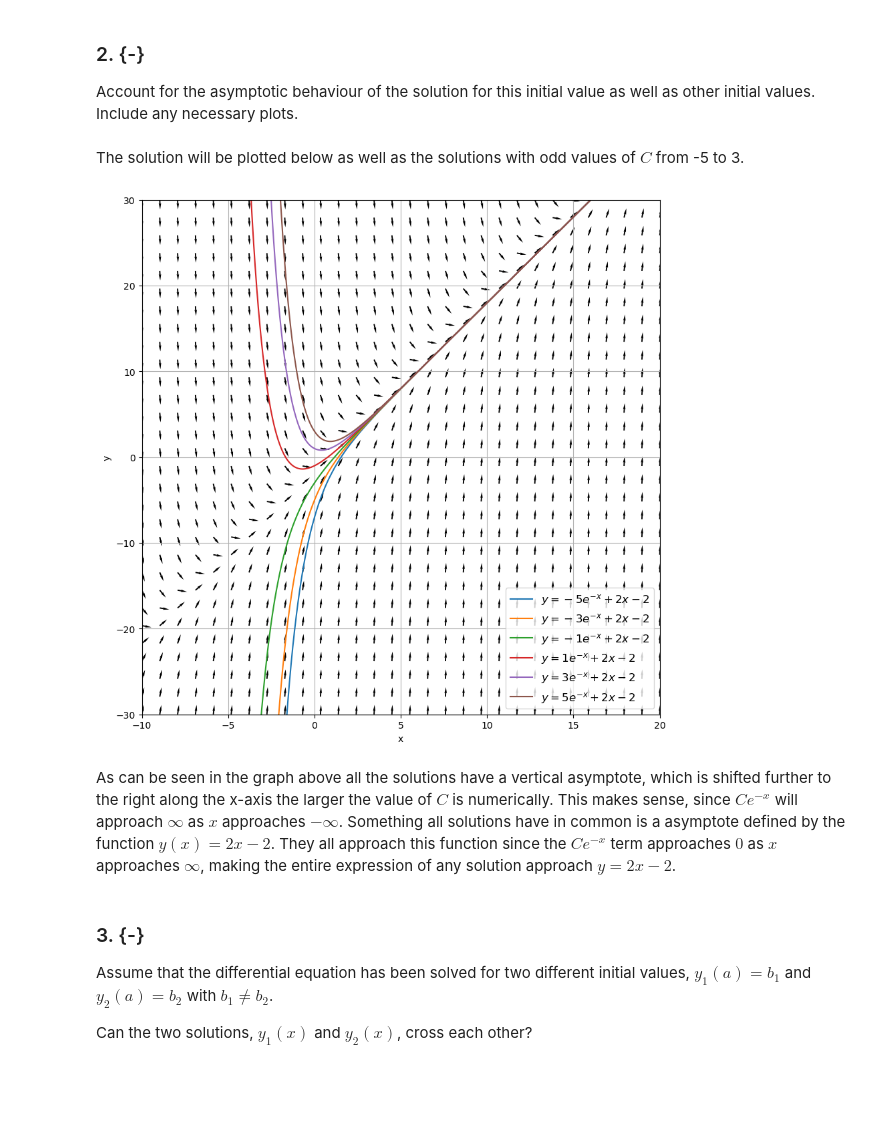
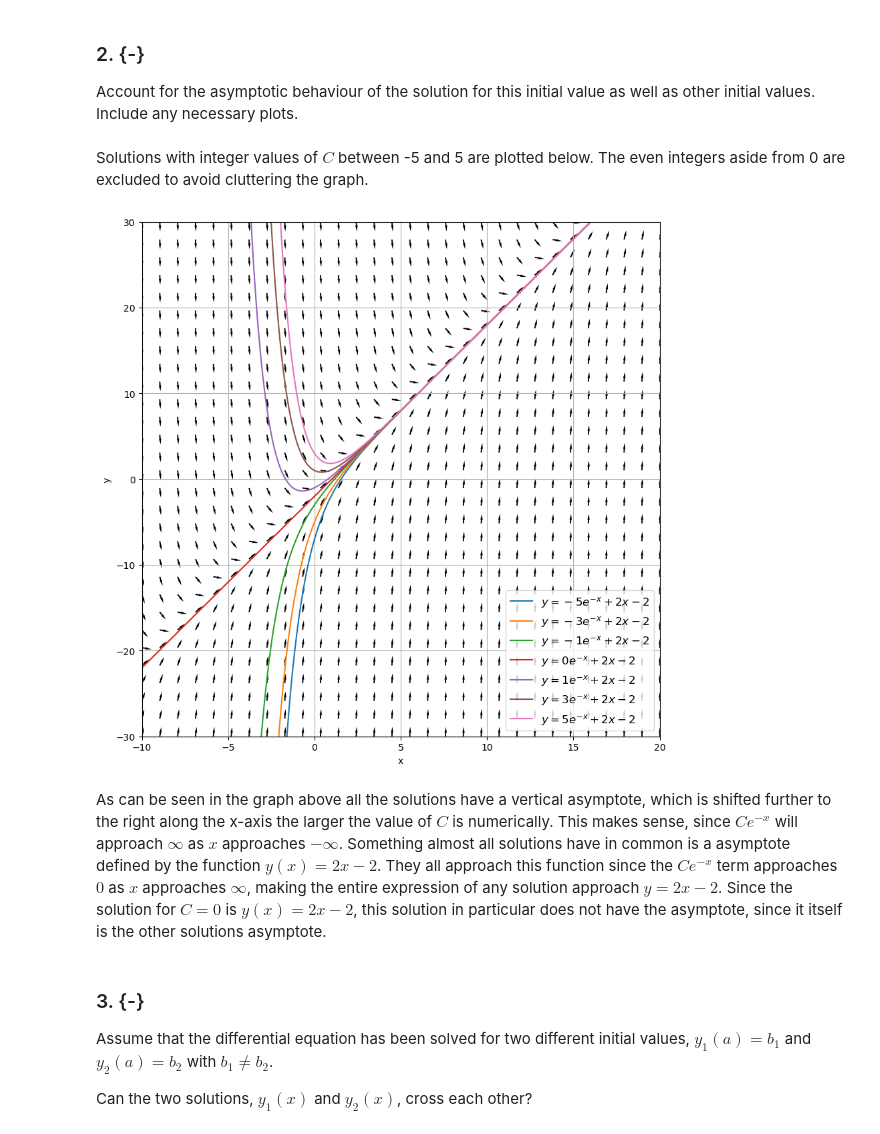
Before and after one commit to Khanrik/UniFolder, a Jupyter notebook: 3. Semester/Differentialligninger/Afleveringer/Assignment 1.ipynb, the cells around one changed output. Cells and saved outputs as stored; diff of their text form; code cells hidden in the pictures; blank space fills up the shorter version.

```diff
--- a/3. Semester/Differentialligninger/Afleveringer/Assignment 1.ipynb
+++ b/3. Semester/Differentialligninger/Afleveringer/Assignment 1.ipynb
@@ -261,8 +261,8 @@ $$
 # %% [markdown]
 ### 2. {-}
 Account for the asymptotic behaviour of the solution for this initial value as well as other initial values. Include any necessary plots.
-# %% [markdown]
-The solution will be plotted below as well as the solutions with odd values of $C$ from -5 to 3.
+# %% [markdown]
+Solutions with integer values of $C$ between -5 and 5 are plotted below. The even integers aside from 0 are excluded to avoid cluttering the graph.
 # %%
 #Define ODE
 def df(x,y):
@@ -290,37 +290,37 @@ ys = np.linspace(miny, maxy, ysteps)
 
 #Create a meshgrid from the linspaces
 x, y = np.meshgrid(xs, ys)
 
 #Define the initial value(s) - Even if only one: Make a 1D array
 x0 = minx
-c_values = np.array([-5, -3, -1, 1, 3, 5])
+c_values = np.array([-5, -3, -1, 0, 1, 3, 5])
 
 #Create and normalize direction vectors
 u = np.ones(x.shape)
 v = df(x,y)
 norm = np.sqrt(u**2 + v**2)
 u /= norm
 v /= norm
 
 fig, ax = plt.subplots(1,1,figsize=(10,10))
 ax.quiver(x, y, u, v, angles='xy', headwidth=2)
 if show_solution:
     for c in c_values:
         #Solution
         xsol = np.linspace(x0, maxx, xsteps*100)
         ysol = sol(xsol, c)
         ax.plot(xsol, ysol, label=f'$y = {c} e^{{-x}} + 2x - 2$')
         ax.legend(loc='lower right', fontsize=12)
 ax.set_xlabel("x")
 ax.set_ylabel("y")
 ax.set_xlim(minx, maxx)
 ax.set_ylim(miny, maxy)
 ax.grid()
 plt.show()
 # %% [output]
-[figure, old version]
+[figure, new version]
 # %% [markdown]
-As can be seen in the graph above all the solutions have a vertical asymptote, which is shifted further to the right along the x-axis the larger the value of $C$ is numerically. This makes sense, since $Ce^{-x}$ will approach $\infty$ as $x$ approaches $-\infty$. Something all solutions have in common is a asymptote defined by the function $y(x) = 2x - 2$. They all approach this function since the $Ce^{-x}$ term approaches $0$ as $x$ approaches $\infty$, making the entire expression of any solution approach $y = 2x - 2$.
+As can be seen in the graph above all the solutions have a vertical asymptote, which is shifted further to the right along the x-axis the larger the value of $C$ is numerically. This makes sense, since $Ce^{-x}$ will approach $\infty$ as $x$ approaches $-\infty$. Something almost all solutions have in common is a asymptote defined by the function $y(x) = 2x - 2$. They all approach this function since the $Ce^{-x}$ term approaches $0$ as $x$ approaches $\infty$, making the entire expression of any solution approach $y = 2x - 2$. Since the solution for $C = 0$ is $y(x) = 2x - 2$, this solution in particular does not have the asymptote, since it itself is the other solutions asymptote.
 # %% [markdown]
 ### 3. {-}
 Assume that the differential equation has been solved for two different initial values, $y_{1}(a) = b_{1}$ and $y_{2}(a) = b_{2}$ with $b_{1} \neq b_{2}$.
```
Also changed, not shown: parts of 3 cells of this notebook, 2 other files.
